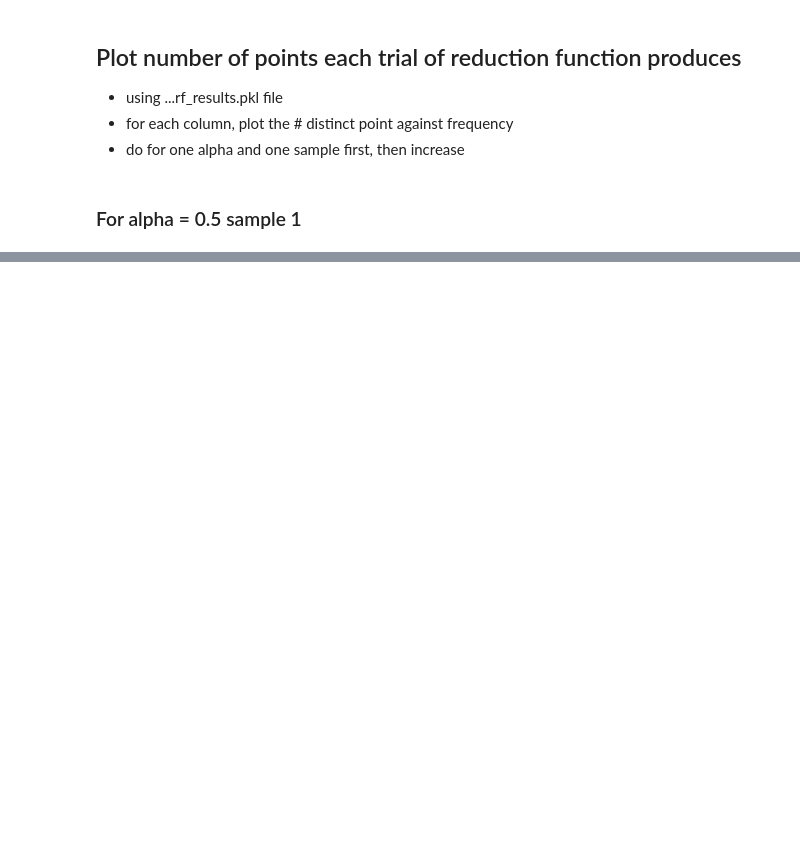
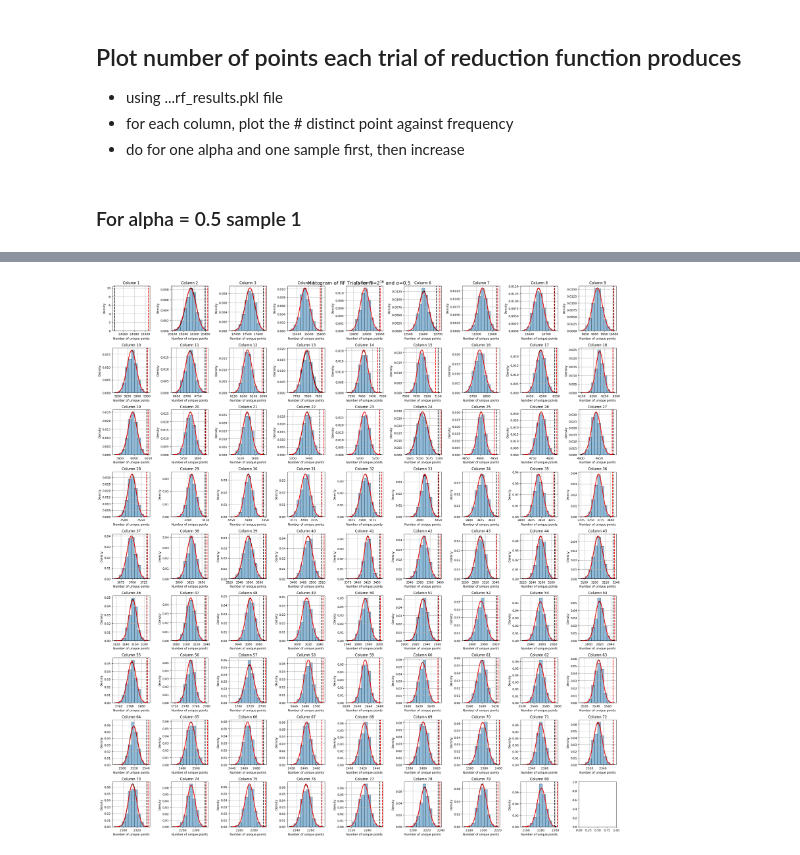
Before and after one commit to mahfuzahf/cherry-picking-reduction-functions, a Jupyter notebook: plots/higher_costs/N_16/approximation/plot_data.ipynb, the cells around one changed output, grey strips where cells are left out. Cells and saved outputs as stored; diff of their text form; code cells hidden in the pictures; blank space fills up the shorter version.

Commit message:
got correct data for cherry_tables

```diff
--- a/plots/higher_costs/N_16/approximation/plot_data.ipynb
+++ b/plots/higher_costs/N_16/approximation/plot_data.ipynb
@@ -381,0 +387,9 @@ plt.show()
+# %%
+# print a table for one sample
+# Column | Max available points | Approximated M | Actual M
+
+print("Column | Max available points | Approximated M | Actual M | Approximate > Max?")
+for i in range(t):
+    approx = get_approximate_mi(means[i], len(sample_1[i]), sqrt(variances[i]))
+    actual = sample_1_points[i+1]
+    print(f"{i+1:6} | {sample_1_points[i]:20} | {approx:14.2f} | {actual:8} | {approx > sample_1_points[i]}")
@@ -381,0 +416,71 @@ plt.show()
+# %%
+# get the rf results for alpha = 0.95
+with open("trials_data/cherry_N_16_alpha_0.95_rf_results.pkl", "rb") as f:
+    data = pickle.load(f)
+
+sample_1 = []
+for i in range(t):
+    sample_1.append(data[0][i][1])
+
+################################################################################################
+
+# get the data for sample 1 number of points per column
+# for each column, get the mean and varaince for the next column
+means = []
+variances = []
+
+points_all_df = pd.read_csv(f"trials_data/cherry_N_16_20_trials_alpha_0.95_points_per_column.csv")
+points_df = points_all_df.drop(columns=["Trial"])
+
+sample_1_points = points_df.iloc[0] # get the first sample (index 1)
+
+# get mean and variance for each column based on sample_1_points
+for i in range(t):
+    mean, var = get_mean_variance(sample_1_points[i])
+    means.append(mean)
+    variances.append(var)
+
+################################################################################################
+
+# plot histogram of sample_1 for each column, 9 x 9 grid of subplots
+fig, axes = plt.subplots(9, 9, figsize=(25, 27))
+axes = axes.flatten()  # Flatten to a 1D array for easy indexing
+
+for i in range(t):
+
+    ax = axes[i]
+
+    # plot histogram of sample_1 for each column
+    # ax.hist(sample_1[i], edgecolor='black')
+    counts, bins, _ = ax.hist(sample_1[i], density=True, edgecolor='black', alpha=0.5) # Plot as density
+
+    # plot this bell curve
+    mu, std = norm.fit(sample_1[i])
+    xmin, xmax = ax.get_xlim()
+    x = np.linspace(xmin, xmax, 100)
+    p = norm.pdf(x, mu, std)
+    ax.plot(x, p, 'k', linewidth=2)
+
+    # plot what the actual column number was
+    ax.axvline(x=sample_1_points[i+1], color='black', linestyle='dashed', linewidth=2, label='Actual Next Column')
+
+    # plot a normal distribution curve for what the approximation would be
+    x = np.linspace(min(bins), max(bins), 100)
+    y = norm.pdf(x, means[i], sqrt(variances[i]))
+    ax.plot(x, y, color='red', lw=2)
+
+    # plot what the approximation would give us as the next column
+    approx = get_approximate_mi(means[i], len(sample_1[i]), sqrt(variances[i]))
+    ax.axvline(approx, color='red', linestyle='dashed', linewidth=2, label='Approximation Mean')
+
+    ax.set_xlabel("Number of unique points")
+    ax.set_ylabel("Density")
+    ax.ticklabel_format(useOffset=False, style='plain', axis='x')
+    ax.set_title(f"Column {i+1}")
+    ax.grid(True)
+
+plt.suptitle(f"Histogram of RF Trials for N=$2^{{16}}$ and $\\alpha$=0.5", fontsize=16)
+plt.tight_layout()
+plt.show()
+# %% [output]
+[figure, added]
```
Also changed, not shown: parts of 9 cells of this notebook, 22 other files.
